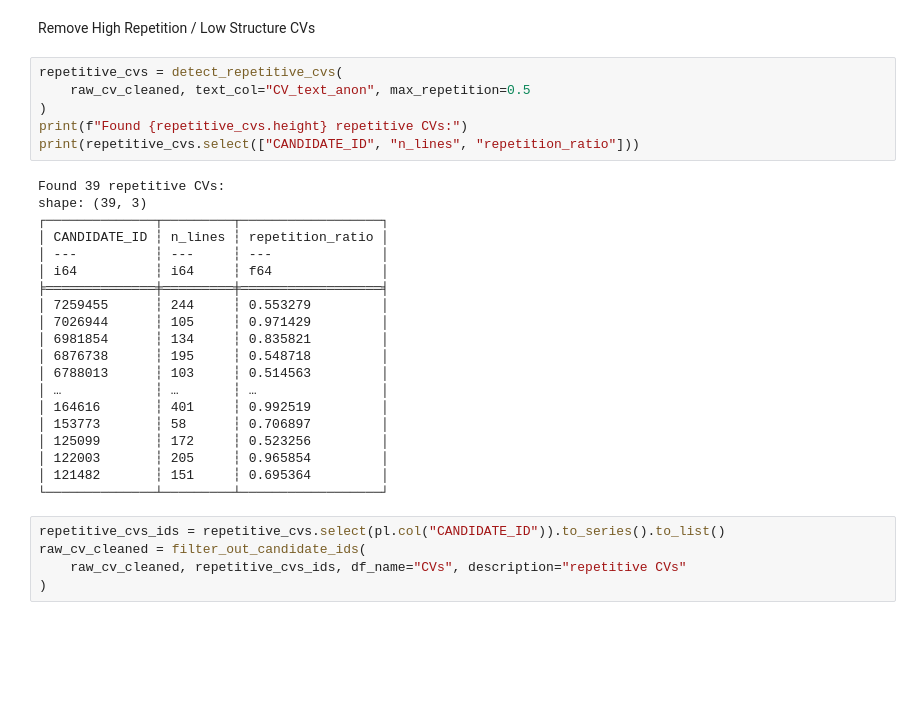
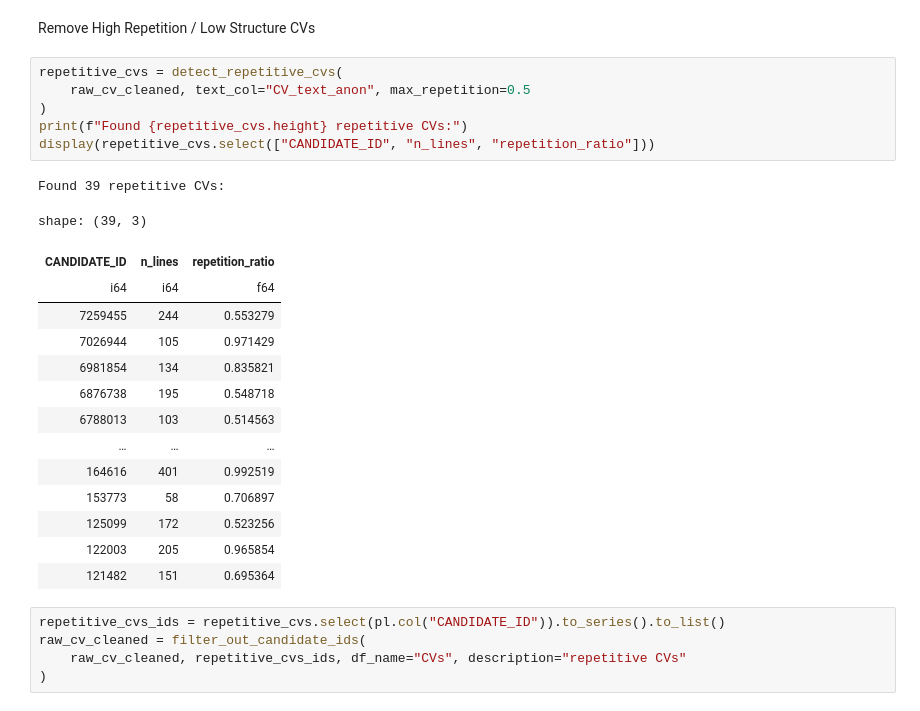
Before and after one commit to francescobaio/hiring_cv_bias, a Jupyter notebook: notebooks/data_cleaning.ipynb, the cells around one changed output. Drawn from its saved outputs; the diff is of its cells as text; blank space fills up the shorter version.

```diff
--- a/notebooks/data_cleaning.ipynb
+++ b/notebooks/data_cleaning.ipynb
@@ -164,29 +152,25 @@ Remove High Repetition / Low Structure CVs
 # %%
 repetitive_cvs = detect_repetitive_cvs(
     raw_cv_cleaned, text_col="CV_text_anon", max_repetition=0.5
 )
 print(f"Found {repetitive_cvs.height} repetitive CVs:")
-print(repetitive_cvs.select(["CANDIDATE_ID", "n_lines", "repetition_ratio"]))
+display(repetitive_cvs.select(["CANDIDATE_ID", "n_lines", "repetition_ratio"]))
 # %% [output]
 Found 39 repetitive CVs:
-shape: (39, 3)
-┌──────────────┬─────────┬──────────────────┐
-│ CANDIDATE_ID ┆ n_lines ┆ repetition_ratio │
-│ ---          ┆ ---     ┆ ---              │
-│ i64          ┆ i64     ┆ f64              │
-╞══════════════╪═════════╪══════════════════╡
-│ 7259455      ┆ 244     ┆ 0.553279         │
-│ 7026944      ┆ 105     ┆ 0.971429         │
-│ 6981854      ┆ 134     ┆ 0.835821         │
-│ 6876738      ┆ 195     ┆ 0.548718         │
-│ 6788013      ┆ 103     ┆ 0.514563         │
-│ …            ┆ …       ┆ …                │
-│ 164616       ┆ 401     ┆ 0.992519         │
-│ 153773       ┆ 58      ┆ 0.706897         │
-│ 125099       ┆ 172     ┆ 0.523256         │
-│ 122003       ┆ 205     ┆ 0.965854         │
-│ 121482       ┆ 151     ┆ 0.695364         │
-└──────────────┴─────────┴──────────────────┘
+shape: (39, 3)
+| CANDIDATE_ID | n_lines | repetition_ratio |
+| i64 | i64 | f64 |
+| 7259455 | 244 | 0.553279 |
+| 7026944 | 105 | 0.971429 |
+| 6981854 | 134 | 0.835821 |
+| 6876738 | 195 | 0.548718 |
+| 6788013 | 103 | 0.514563 |
+| … | … | … |
+| 164616 | 401 | 0.992519 |
+| 153773 | 58 | 0.706897 |
+| 125099 | 172 | 0.523256 |
+| 122003 | 205 | 0.965854 |
+| 121482 | 151 | 0.695364 |
 # %%
 repetitive_cvs_ids = repetitive_cvs.select(pl.col("CANDIDATE_ID")).to_series().to_list()
 raw_cv_cleaned = filter_out_candidate_ids(
```
Also changed, not shown: parts of 19 cells of this notebook, 8 other files.
